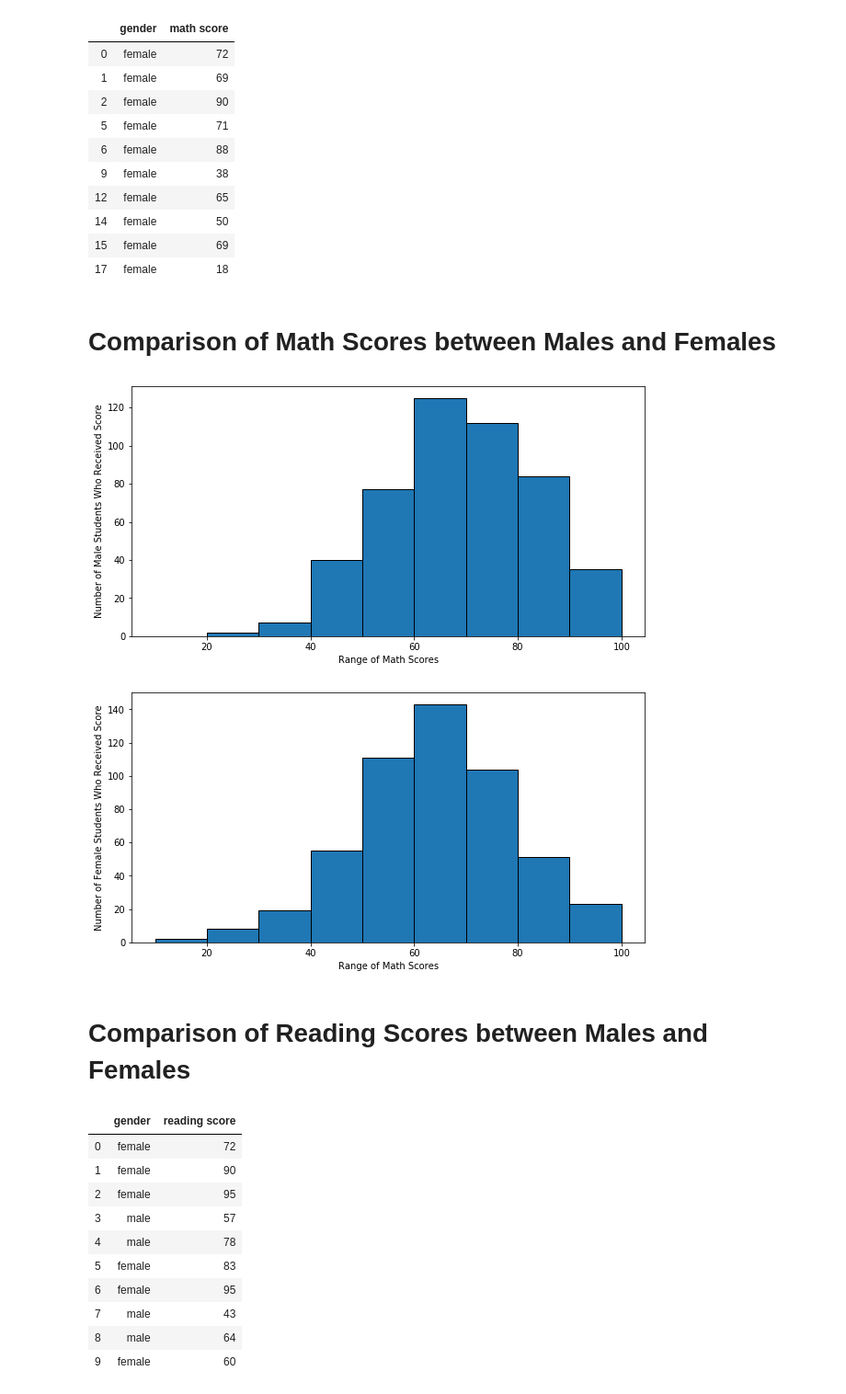
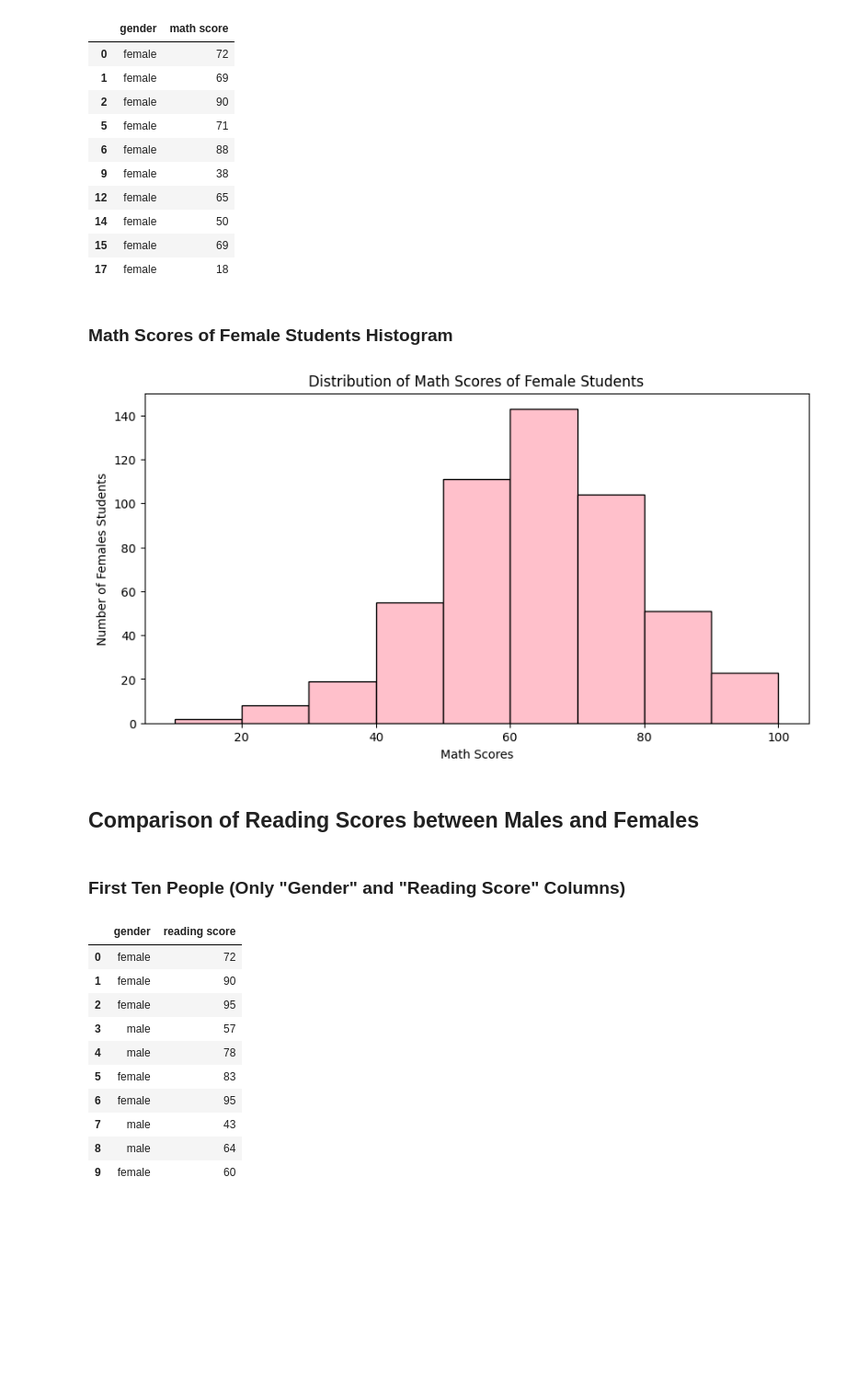
Before and after one commit to CS-4412-Data-Mining/student-exam-scores-predictions, a Jupyter notebook: basic_visualizations.ipynb, the cells around one changed output. Shown at 92% size. Cells and saved outputs as stored; diff of their text form; code cells hidden in the pictures; blank space fills up the shorter version.

```diff
--- a/basic_visualizations.ipynb
+++ b/basic_visualizations.ipynb
@@ -63,39 +105,23 @@ math_gender_females.head(10)
 | 14 | female | 50 |
 | 15 | female | 69 |
 | 17 | female | 18 |
+# %% [markdown]
+### Math Scores of Female Students Histogram
+# %%
+female_math_scores = math_gender_females['math score']
+female_math_scores_fig = plt.figure(figsize = (10,5))
+
+plt.hist(female_math_scores, score_bins, color='pink', edgecolor='black')
+plt.xlabel('Math Scores')
+plt.ylabel('Number of Females Students')
+plt.title('Distribution of Math Scores of Female Students')
+plt.show()
+# %% [output]
+[figure, added]
 # %% [markdown]
-# Comparison of Math Scores between Males and Females
+## Comparison of Reading Scores between Males and Females
-# %%
-fig = plt.figure(figsize = (10,5))
-male_scores = math_gender_males['math score']
-bins = [10,20,30,40,50,60,70,80,90,100]
-
-plt.hist(male_scores, bins, edgecolor='black')
-plt.xlabel('Range of Math Scores')
-plt.ylabel('Number of Male Students Who Received Score')
-
-#################################################################
-fig = plt.figure(figsize = (10,5))
-
-#genders = math_gender['gender']
-female_scores = math_gender_females['math score']
-bins = [10,20,30,40,50,60,70,80,90,100]
-
-plt.hist(female_scores, bins, edgecolor='black')
-plt.xlabel('Range of Math Scores')
-plt.ylabel('Number of Female Students Who Received Score')
-'''
-fig, (ax1, ax2) = plt.subplots(1,2)
-fig.suptitle('Male vs Female Scores')
-ax1.plot(male_scores, bins)
-ax2.plot(female_scores, bins)
-'''
-plt.show()
-# %% [output]
-[figure, removed]
-[figure, removed]
-# %% [markdown]
-# Comparison of Reading Scores between Males and Females
+# %% [markdown]
+### First Ten People (Only "Gender" and "Reading Score" Columns)
 # %%
 reading_gender = df[['gender','reading score']]
 # %%
```
Also changed, not shown: parts of 357 cells of this notebook.
